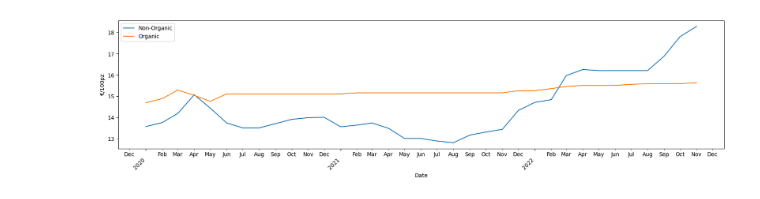
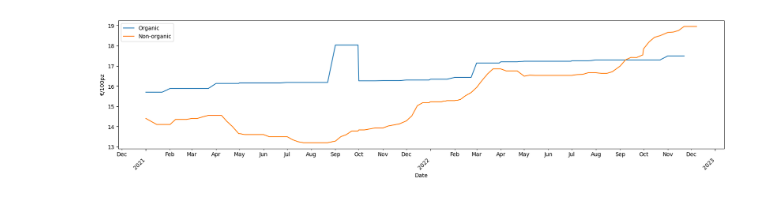
Before and after one commit to CanaliDavide/DASA--Project, a Jupyter notebook: Bio_vs_nonBio/price_analysis.ipynb, the cells around one changed output. Cells and saved outputs as stored; diff of their text form; code cells hidden in the pictures.

Commit message:
Added report about eggs_prices
Fixed eggs prices with better ones

```diff
--- a/Bio_vs_nonBio/price_analysis.ipynb
+++ b/Bio_vs_nonBio/price_analysis.ipynb
@@ -26,22 +104,22 @@ prices = pd.read_csv("../Data/EggsData/price_comparison.csv")
 # %%
-def TemporalCluster(dataSet):
+fig, ax1 = plt.subplots()
+ax1.set_xlabel('Date')
+ax1.set_ylabel("€/100pz")
+#Select to plot just years
+ax1.xaxis.set_major_locator(mpl.dates.YearLocator())
+ax1.xaxis.set_minor_locator(mpl.dates.MonthLocator())
+ax1.xaxis.set_major_formatter(mpl.dates.DateFormatter("\n%Y"))
+ax1.xaxis.set_minor_formatter(mpl.dates.DateFormatter("%b"))
+fig.set_figwidth(20)
+plt.setp(ax1.get_xticklabels(), rotation=0, ha="center")
 
-    fig, ax1 = plt.subplots()
-    ax1.set_xlabel('Date')
-    ax1.set_ylabel("€/100pz")
-    #Select to plot just years
-    ax1.xaxis.set_major_locator(mpl.dates.YearLocator())
-    ax1.xaxis.set_minor_locator(mpl.dates.MonthLocator())
-    ax1.xaxis.set_major_formatter(mpl.dates.DateFormatter("\n%Y"))
-    ax1.xaxis.set_minor_formatter(mpl.dates.DateFormatter("%b"))
-    fig.set_figwidth(20)
-    plt.setp(ax1.get_xticklabels(), rotation=0, ha="center")
-
-    ax1.plot(dataSet["Date"],dataSet["Non-Organic"], label="Non-Organic")
-    ax1.plot(dataSet["Date"],dataSet["Organic"], label="Organic")
-    ax1.legend()
+ax1.plot(prices_organic["Date"], prices_organic["PrezzoMedio"], label="Organic")
+ax1.plot(prices_non_organic["Date"], prices_non_organic["PrezzoMedio"], label="Non-organic")
+ax1.legend()
 
 
-    plt.gcf().autofmt_xdate()
-    plt.xticks(rotation=45)
-    plt.show()
+plt.gcf().autofmt_xdate()
+plt.xticks(rotation=45)
+plt.show()
+# %% [output]
+[figure, added]
@@ -50,4 +125,0 @@ prices["Date"] = pd.to_datetime(prices["Date"], format = '%d/%m/%Y')
-# %%
-TemporalCluster(prices)
-# %% [output]
-[figure, removed]
```
Also changed, not shown: parts of 4 cells of this notebook, 11 other files.
